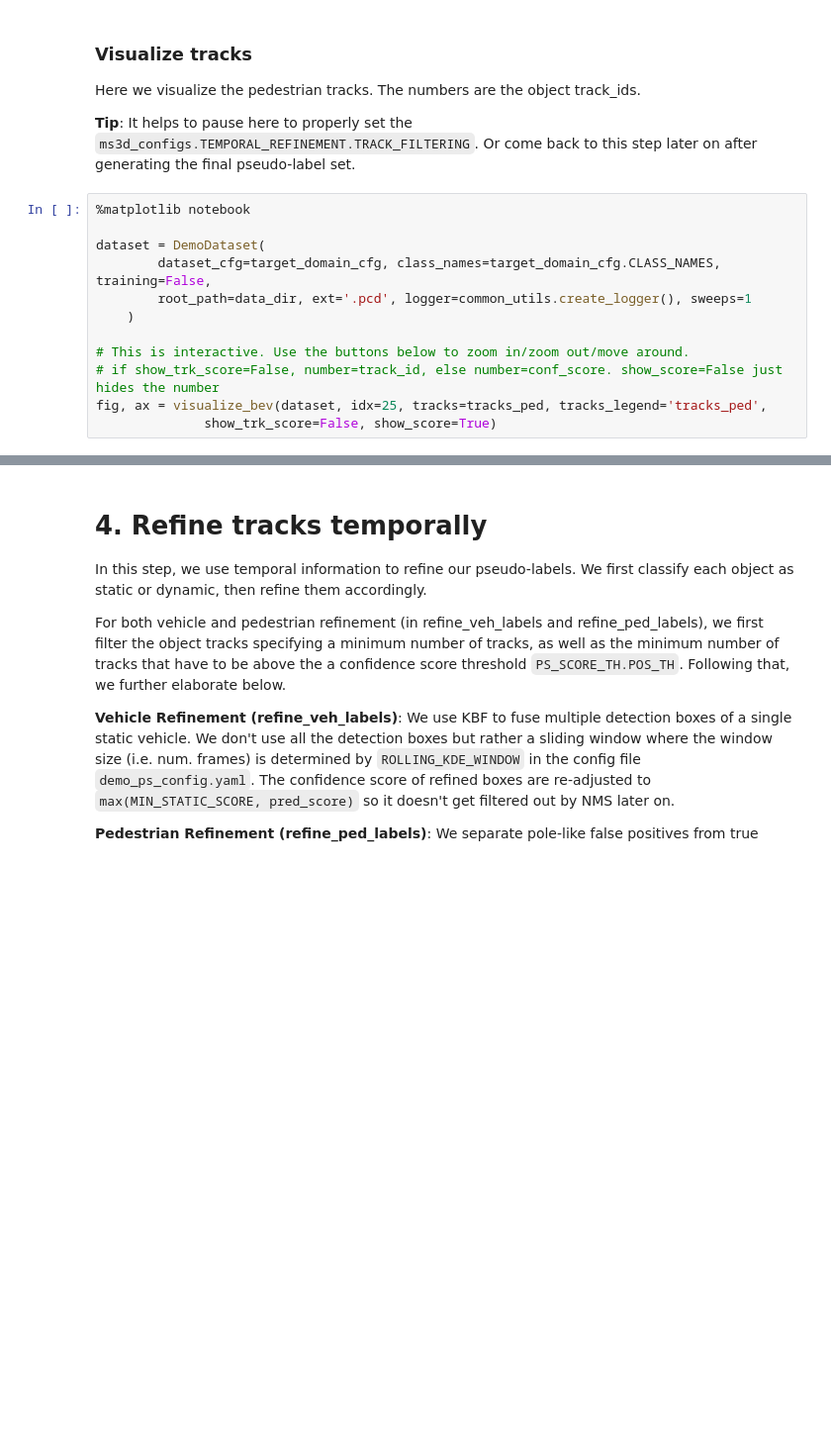
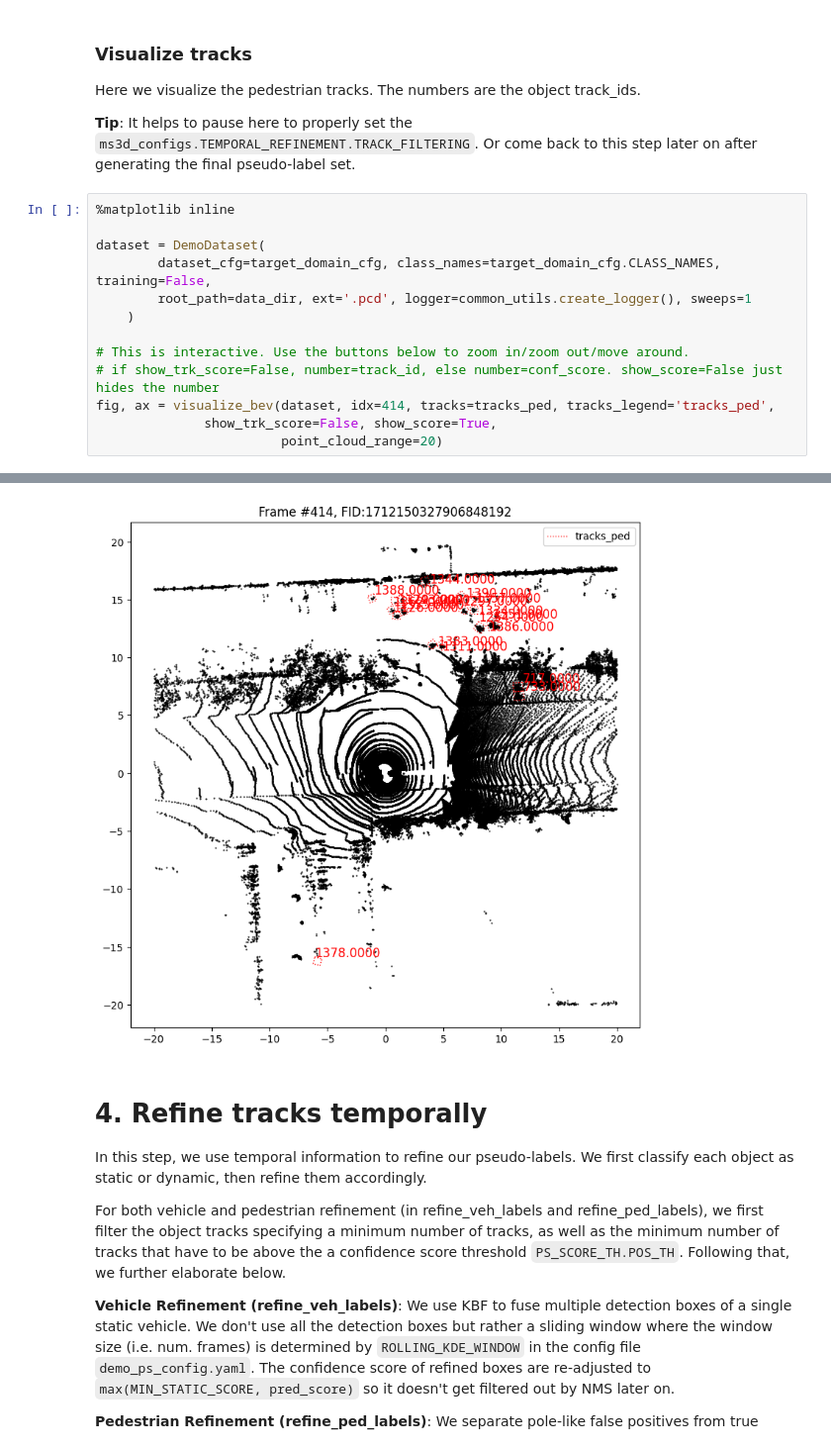
Before and after one commit to jpsimonss/MS3D, a Jupyter notebook: tools/demo/ms3d_demo_tutorial.ipynb, the cells around one changed output, grey strips where cells are left out. Shown at 99% size. Cells and saved outputs as stored; diff of their text form; blank space fills up the shorter version.

```diff
--- a/tools/demo/ms3d_demo_tutorial.ipynb
+++ b/tools/demo/ms3d_demo_tutorial.ipynb
@@ -383,7 +337,7 @@ Here we visualize the pedestrian tracks. The numbers are the object track_ids.
 
 **Tip**: It helps to pause here to properly set the `ms3d_configs.TEMPORAL_REFINEMENT.TRACK_FILTERING`. Or come back to this step later on after generating the final pseudo-label set.
 # %%
-%matplotlib notebook
+%matplotlib inline
 
 dataset = DemoDataset(
         dataset_cfg=target_domain_cfg, class_names=target_domain_cfg.CLASS_NAMES, training=False,
@@ -392,6 +346,7 @@ dataset = DemoDataset(
 
 # This is interactive. Use the buttons below to zoom in/zoom out/move around.
 # if show_trk_score=False, number=track_id, else number=conf_score. show_score=False just hides the number
-fig, ax = visualize_bev(dataset, idx=25, tracks=tracks_ped, tracks_legend='tracks_ped',
-              show_trk_score=False, show_score=True)
+fig, ax = visualize_bev(dataset, idx=414, tracks=tracks_ped, tracks_legend='tracks_ped',
+              show_trk_score=False, show_score=True,
+                        point_cloud_range=20)
 # %% [output]
@@ -400,3 +353,4 @@ fig, ax = visualize_bev(dataset, idx=25, tracks=tracks_ped, tracks_legend='track
+[figure, added]
 # %% [markdown]
 # 4. Refine tracks temporally
 In this step, we use temporal information to refine our pseudo-labels. We first classify each object as static or dynamic, then refine them accordingly.
```
Also changed, not shown: parts of 19 cells of this notebook, 41 other files.
